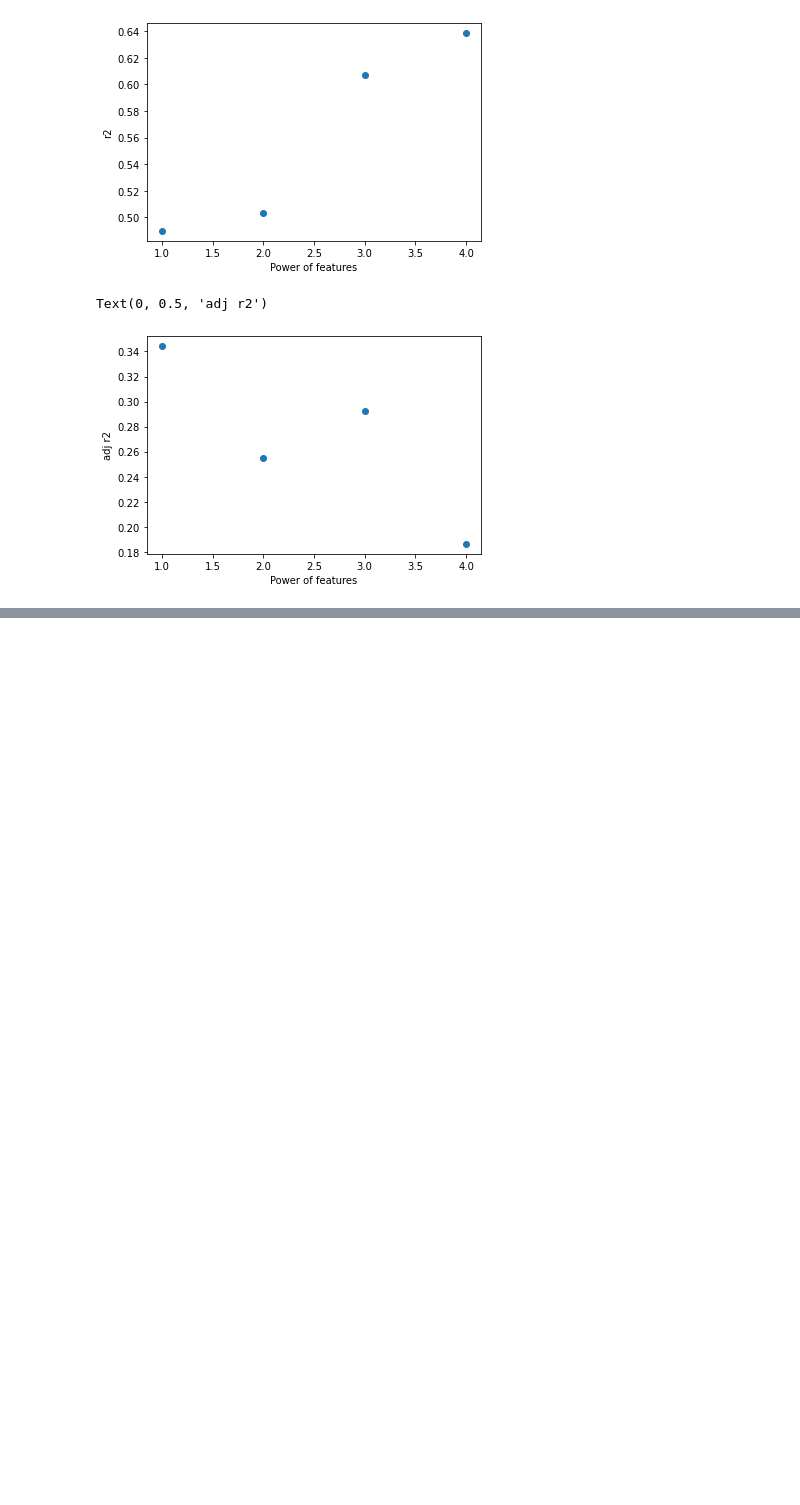
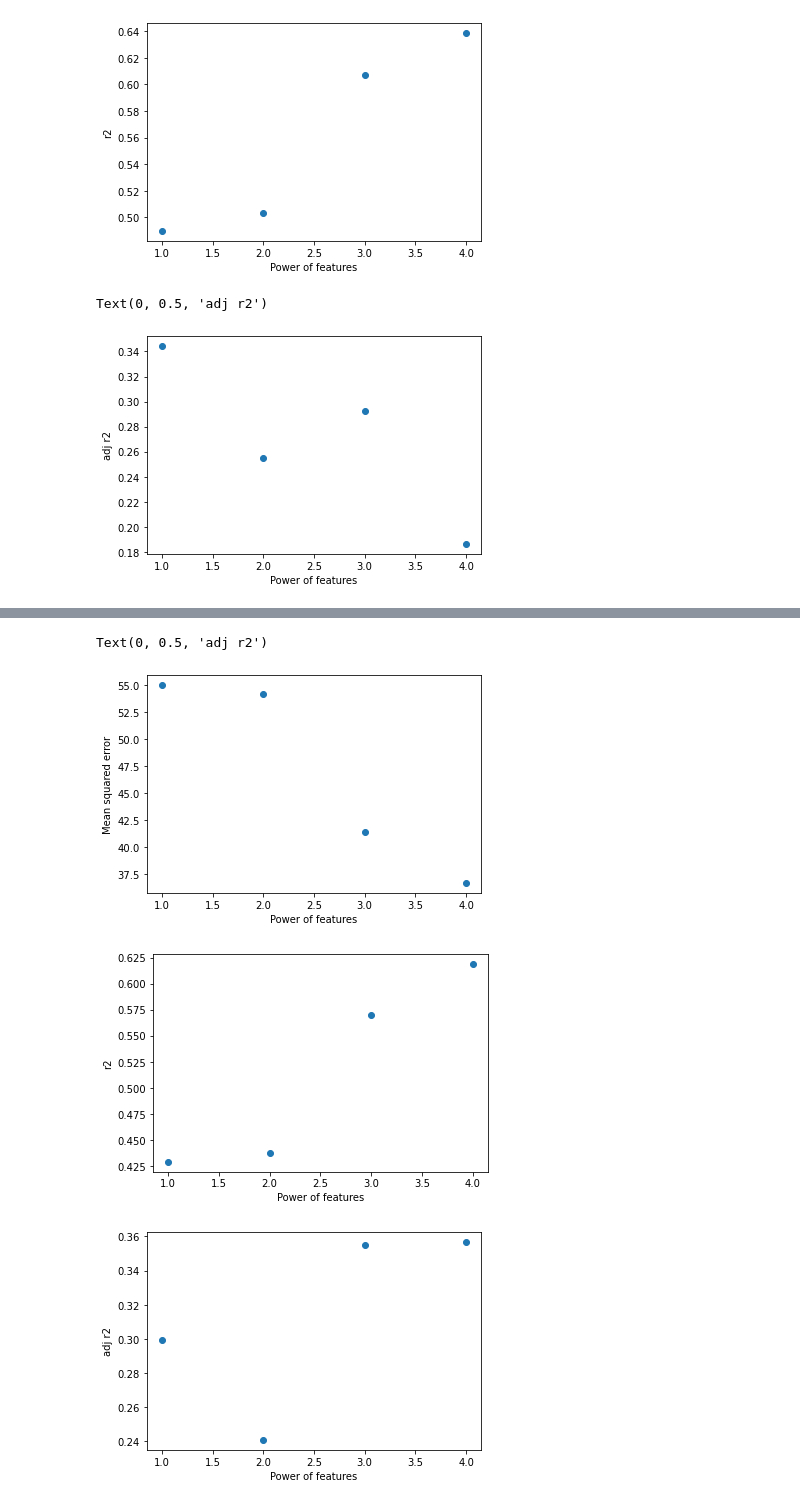
Before and after one commit to shanghongsim/term3_dtp, a Jupyter notebook: task2.ipynb, the cells around one changed output, grey strips where cells are left out. Saved outputs shown, nothing was run; the diff lists cells and outputs as text; code cells hidden in the pictures; blank space fills up the shorter version.

```diff
--- a/task2.ipynb
+++ b/task2.ipynb
@@ -695,0 +736,23 @@ feature combination: ('new_deaths', 'total_tests', 'hospital_beds_
+# %%
+power=list(range(1,5))
+plt.figure(6)
+plt.scatter(power,mse_all)
+plt.xlabel('Power of features')
+plt.ylabel('Mean squared error')
+
+power=list(range(1,5))
+plt.figure(7)
+plt.scatter(power,r2_all)
+plt.xlabel('Power of features')
+plt.ylabel('r2')
+
+power=list(range(1,5))
+plt.figure(8)
+plt.scatter(power,adj_r2_all)
+plt.xlabel('Power of features')
+plt.ylabel('adj r2')
+# %% [output]
+Text(0, 0.5, 'adj r2')
+[figure, added]
+[figure, added]
+[figure, added]
```
Also changed, not shown: parts of 3 cells of this notebook.
